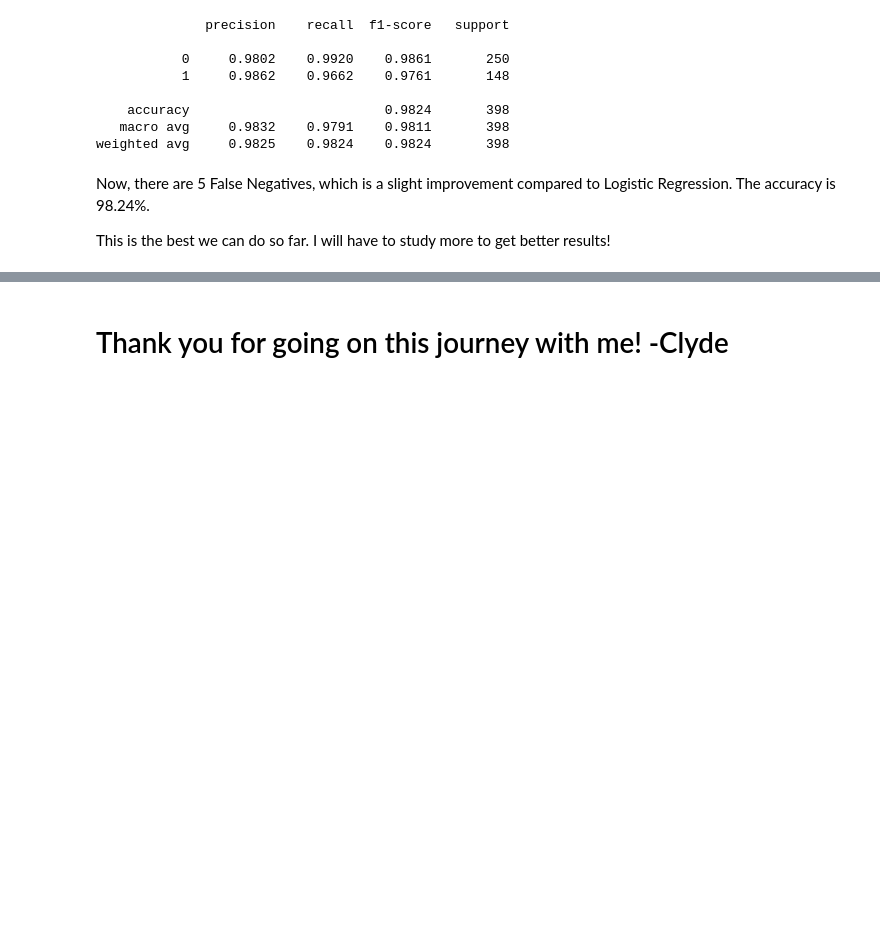
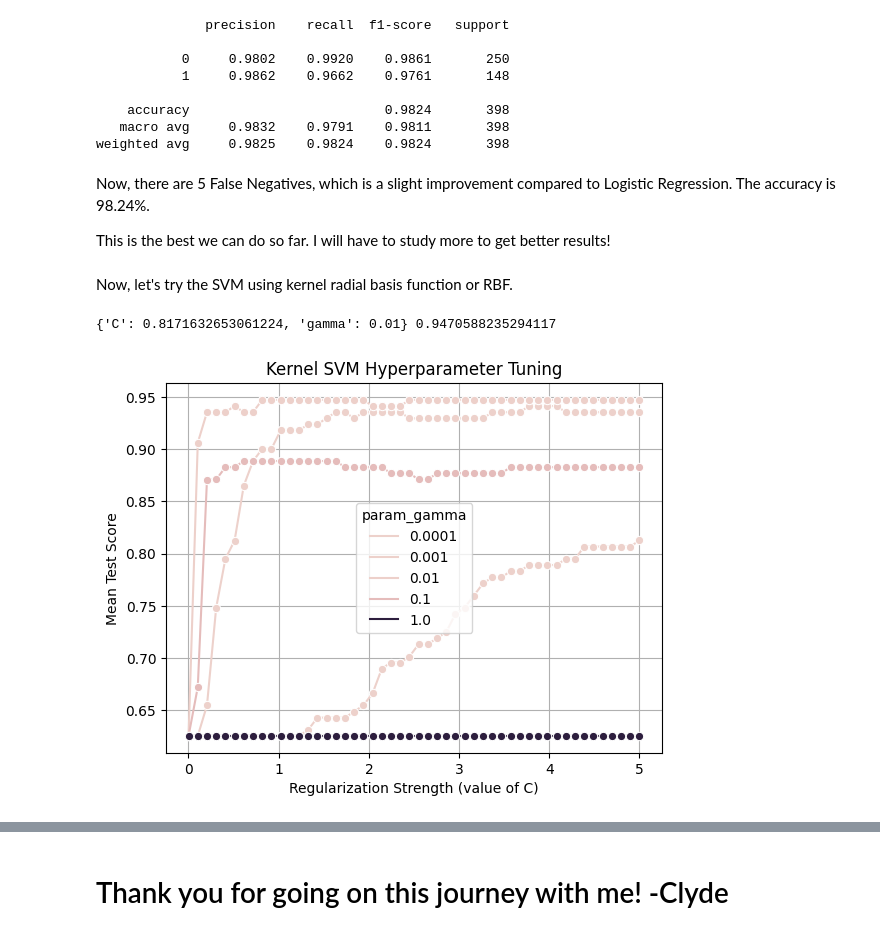
Before and after one commit to ClydeNarciso/breast-cancer-detection-using-supervised-learning, a Jupyter notebook: Breast Cancer Detection using Supervised Learning Algorithms.ipynb, the cells around one changed output, grey strips where cells are left out. Drawn from its saved outputs; the diff is of its cells as text; code cells hidden in the pictures; blank space fills up the shorter version.

Commit message:
Added the kernel SVC model

```diff
--- a/Breast Cancer Detection using Supervised Learning Algorithms.ipynb
+++ b/Breast Cancer Detection using Supervised Learning Algorithms.ipynb
@@ -217,3 +217,30 @@ Now, there are 5 False Negatives, which is a slight improvement compared to Logi
 
 
 This is the best we can do so far. I will have to study more to get better results!
+# %% [markdown]
+Now, let's try the SVM using kernel radial basis function or RBF.
+# %%
+from sklearn.svm import SVC
+# Instantiate the SVC and perform cross validation to tune the hyperparameters
+svm = SVC()
+svm_param_grid = {'C': np.linspace(0.001, 5.0, 50),
+                 'gamma': [0.0001, 0.001, 0.01, 0.1, 1]}
+svm_cv = GridSearchCV(svm, svm_param_grid, cv=kf)
+
+svm_cv.fit(X_train_preprocessed, y_train)
+
+print(svm_cv.best_params_, svm_cv.best_score_)
+# %% [output]
+{'C': 0.8171632653061224, 'gamma': 0.01} 0.9470588235294117
+# %%
+# Visualize hyperparameter tuning
+svm_cv_results_df = pd.DataFrame(svm_cv.cv_results_)
+sns.lineplot(data=svm_cv_results_df, x='param_C', y='mean_test_score', hue='param_gamma', marker='o')
+
+plt.xlabel('Regularization Strength (value of C)')
+plt.ylabel('Mean Test Score')
+plt.grid(True)
+plt.title('Kernel SVM Hyperparameter Tuning')
+plt.show()
+# %% [output]
+[figure, added]
```
Also changed, not shown: parts of 13 cells of this notebook.
